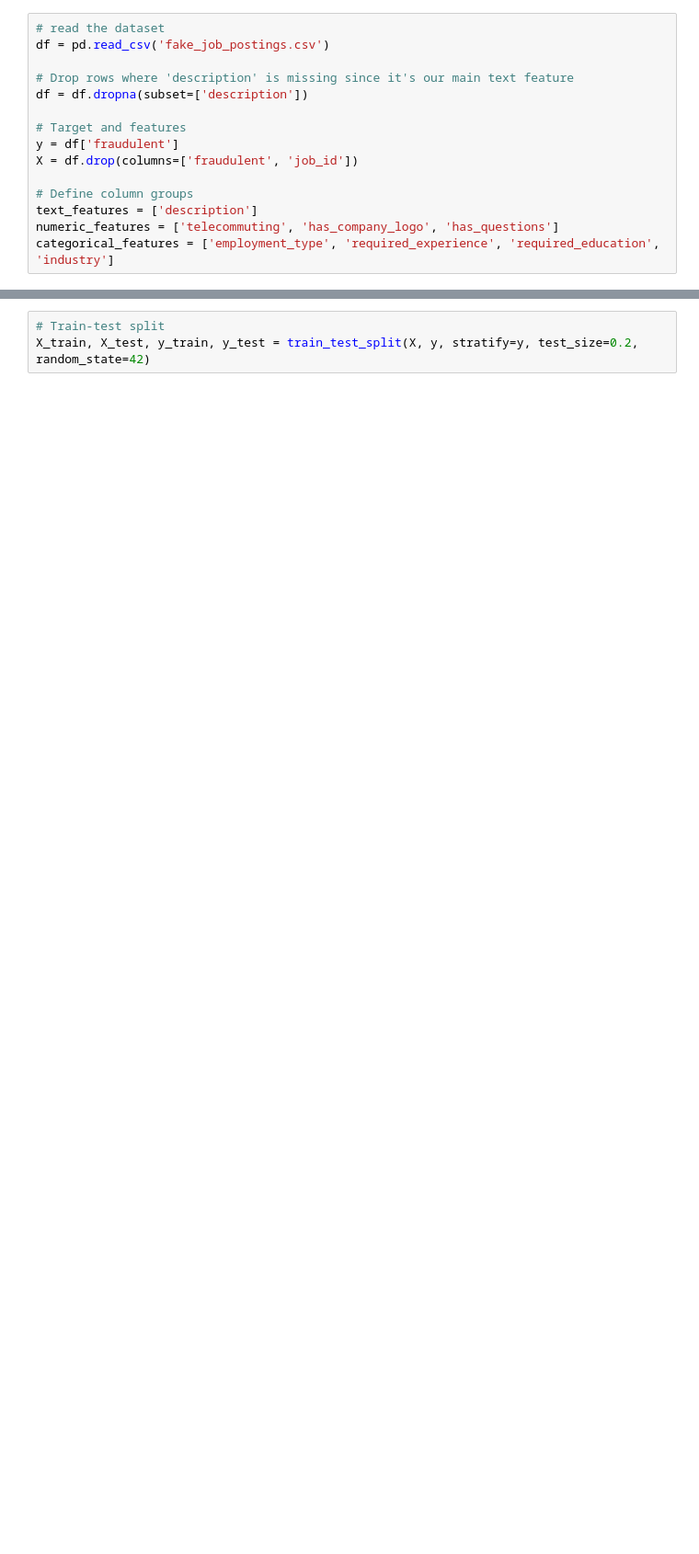
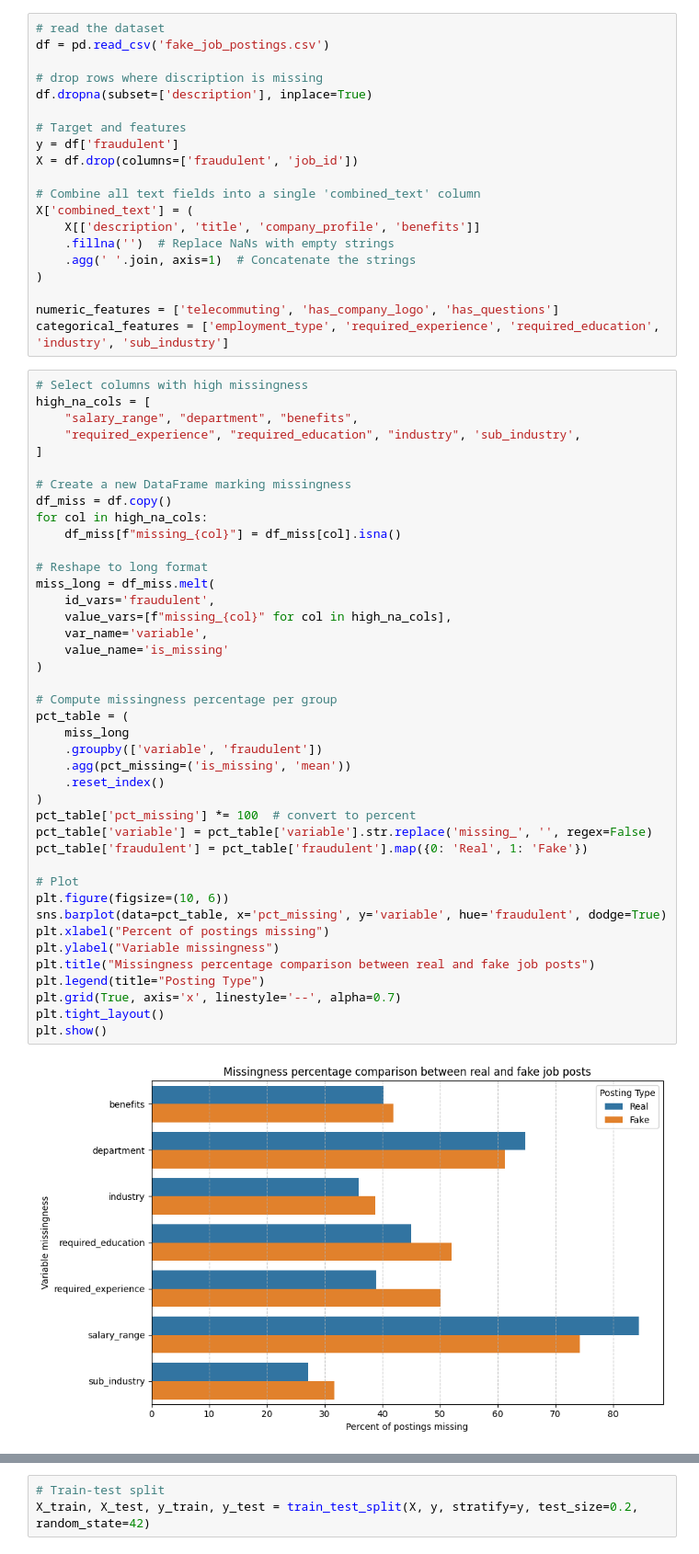
Before and after one commit to Asad-Tariq/cogs209-scientific-data-analysis-statistical-learning, a Jupyter notebook: mini-project-1/detecting-fake-jobs.ipynb, the cells around one changed output, grey strips where cells are left out. Shown at 92% size. Saved outputs shown, nothing was run; the diff lists cells and outputs as text; blank space fills up the shorter version.

```diff
--- a/mini-project-1/detecting-fake-jobs.ipynb
+++ b/mini-project-1/detecting-fake-jobs.ipynb
@@ -16,17 +18,65 @@ import pandas as pd
 # read the dataset
 df = pd.read_csv('fake_job_postings.csv')
 
-# Drop rows where 'description' is missing since it's our main text feature
-df = df.dropna(subset=['description'])
+# drop rows where discription is missing
+df.dropna(subset=['description'], inplace=True)
 
 # Target and features
 y = df['fraudulent']
 X = df.drop(columns=['fraudulent', 'job_id'])
 
-# Define column groups
-text_features = ['description']
+# Combine all text fields into a single 'combined_text' column
+X['combined_text'] = (
+    X[['description', 'title', 'company_profile', 'benefits']]
+    .fillna('')  # Replace NaNs with empty strings
+    .agg(' '.join, axis=1)  # Concatenate the strings
+)
+
 numeric_features = ['telecommuting', 'has_company_logo', 'has_questions']
-categorical_features = ['employment_type', 'required_experience', 'required_education', 'industry']
+categorical_features = ['employment_type', 'required_experience', 'required_education', 'industry', 'sub_industry']
+# %%
+# Select columns with high missingness
+high_na_cols = [
+    "salary_range", "department", "benefits",
+    "required_experience", "required_education", "industry", 'sub_industry',
+]
+
+# Create a new DataFrame marking missingness
+df_miss = df.copy()
+for col in high_na_cols:
+    df_miss[f"missing_{col}"] = df_miss[col].isna()
+
+# Reshape to long format
+miss_long = df_miss.melt(
+    id_vars='fraudulent',
+    value_vars=[f"missing_{col}" for col in high_na_cols],
+    var_name='variable',
+    value_name='is_missing'
+)
+
+# Compute missingness percentage per group
+pct_table = (
+    miss_long
+    .groupby(['variable', 'fraudulent'])
+    .agg(pct_missing=('is_missing', 'mean'))
+    .reset_index()
+)
+pct_table['pct_missing'] *= 100  # convert to percent
+pct_table['variable'] = pct_table['variable'].str.replace('missing_', '', regex=False)
+pct_table['fraudulent'] = pct_table['fraudulent'].map({0: 'Real', 1: 'Fake'})
+
+# Plot
+plt.figure(figsize=(10, 6))
+sns.barplot(data=pct_table, x='pct_missing', y='variable', hue='fraudulent', dodge=True)
+plt.xlabel("Percent of postings missing")
+plt.ylabel("Variable missingness")
+plt.title("Missingness percentage comparison between real and fake job posts")
+plt.legend(title="Posting Type")
+plt.grid(True, axis='x', linestyle='--', alpha=0.7)
+plt.tight_layout()
+plt.show()
+# %% [output]
+[figure, added]
 # %%
 # Define preprocessing steps
 text_transformer = Pipeline(steps=[
```
Also changed, not shown: parts of 13 cells of this notebook.
